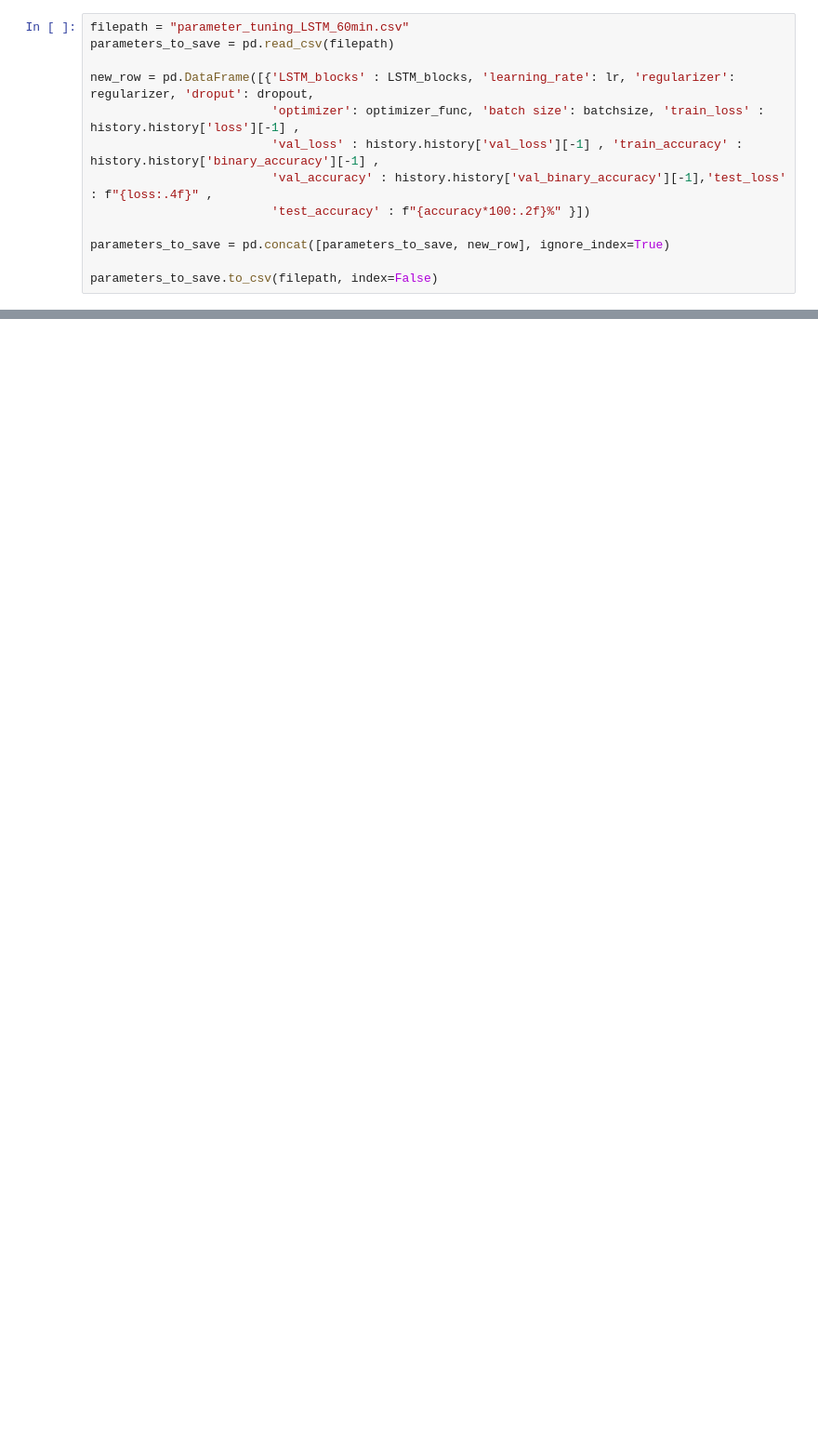
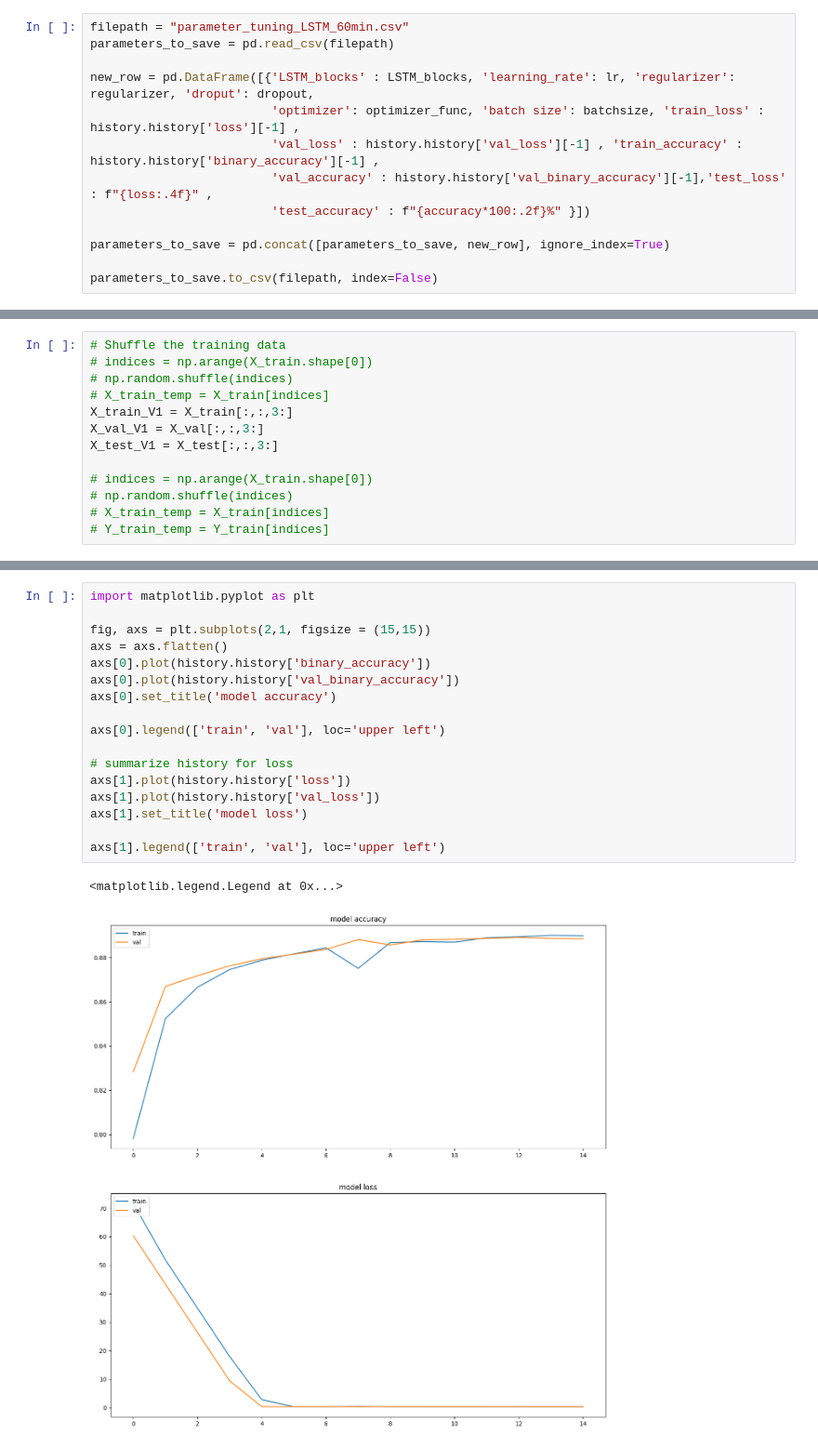
Before and after one commit to Maaz77/Bitcoin-Market-Prediction, a Jupyter notebook: LSTM_60min.ipynb, the cells around one changed output, grey strips where cells are left out. Shown at 93% size. Cells and saved outputs as stored; diff of their text form; blank space fills up the shorter version.

```diff
--- a/LSTM_60min.ipynb
+++ b/LSTM_60min.ipynb
@@ -236,0 +664,13 @@ Precision: 0.8914
+# %%
+# Shuffle the training data
+# indices = np.arange(X_train.shape[0])
+# np.random.shuffle(indices)
+# X_train_temp = X_train[indices]
+X_train_V1 = X_train[:,:,3:]
+X_val_V1 = X_val[:,:,3:]
+X_test_V1 = X_test[:,:,3:]
+
+# indices = np.arange(X_train.shape[0])
+# np.random.shuffle(indices)
+# X_train_temp = X_train[indices]
+# Y_train_temp = Y_train[indices]
@@ -236,0 +737,20 @@ Precision: 0.8914
+# %%
+import matplotlib.pyplot as plt
+
+fig, axs = plt.subplots(2,1, figsize = (15,15))
+axs = axs.flatten()
+axs[0].plot(history.history['binary_accuracy'])
+axs[0].plot(history.history['val_binary_accuracy'])
+axs[0].set_title('model accuracy')
+
+axs[0].legend(['train', 'val'], loc='upper left')
+
+# summarize history for loss
+axs[1].plot(history.history['loss'])
+axs[1].plot(history.history['val_loss'])
+axs[1].set_title('model loss')
+
+axs[1].legend(['train', 'val'], loc='upper left')
+# %% [output]
+<matplotlib.legend.Legend at 0x...>
+[figure, added]
```
Also changed, not shown: parts of 36 cells of this notebook, 1 other file.
